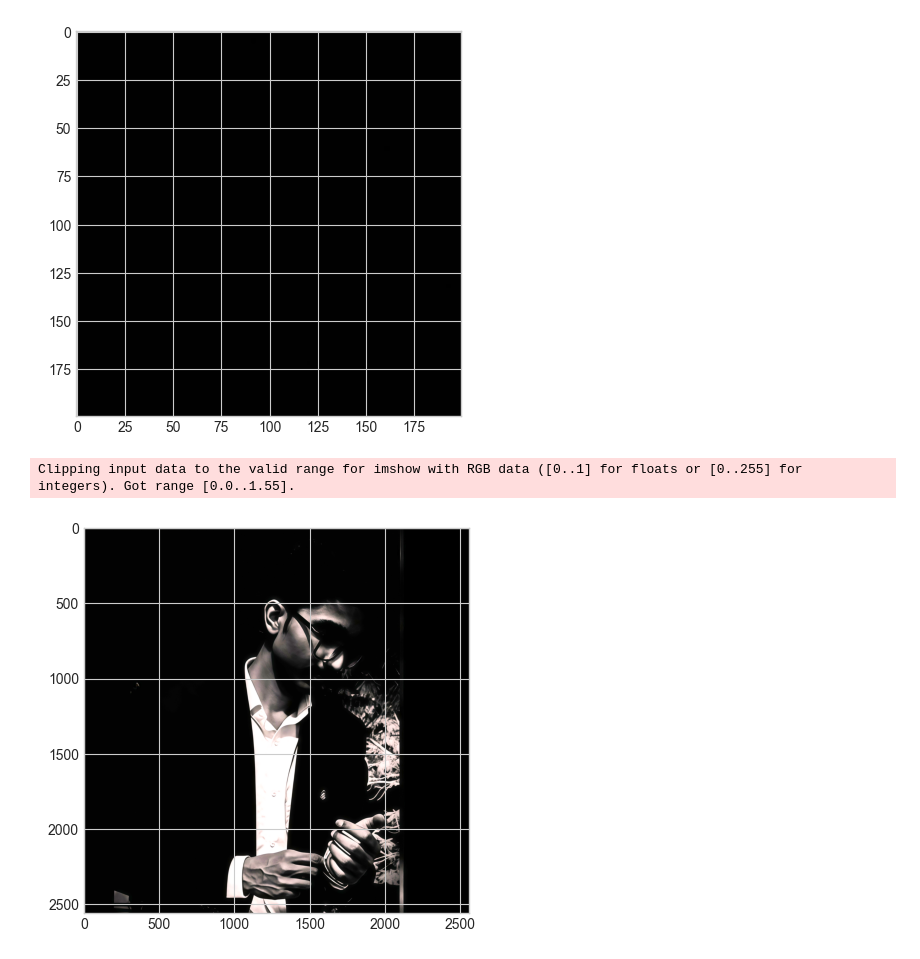
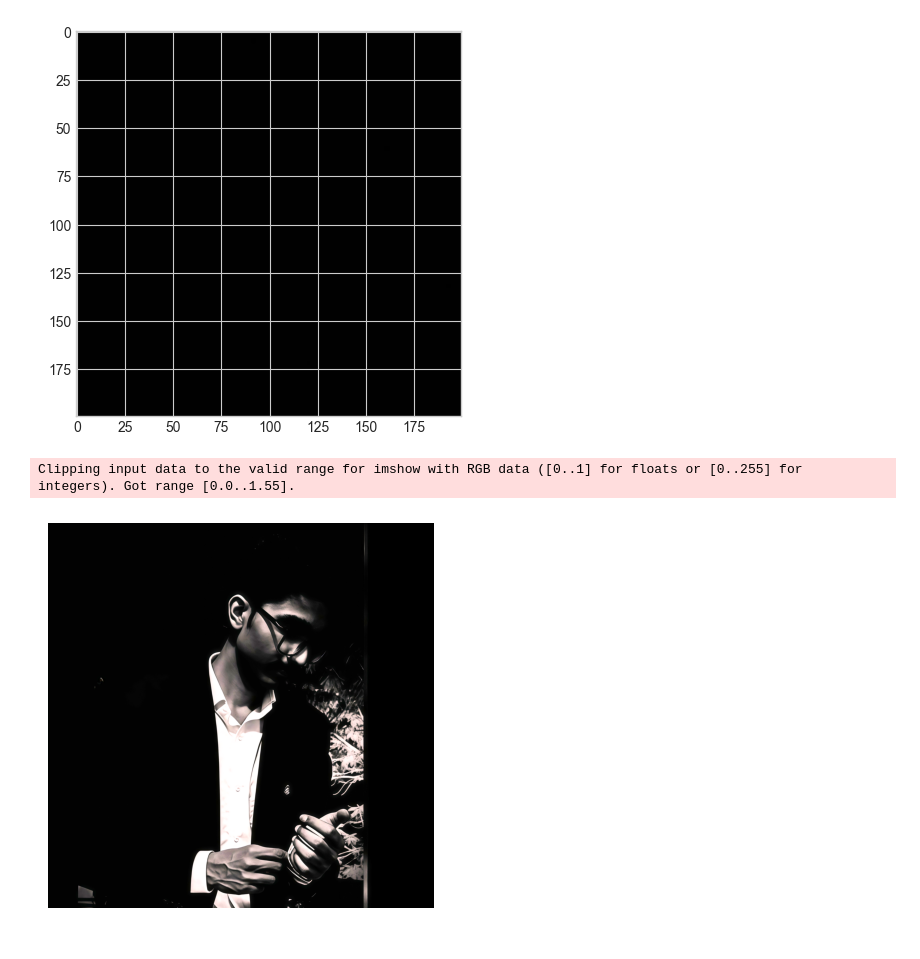
Before and after one commit to T-REX-C0DER/Data-Visualization-with-Python, a Jupyter notebook: Matplotlib.ipynb, the cells around one changed output. Saved outputs shown, nothing was run; the diff lists cells and outputs as text; code cells hidden in the pictures.

```diff
--- a/Matplotlib.ipynb
+++ b/Matplotlib.ipynb
@@ -198,7 +198,8 @@ plt.show()
 # %%
 # Changing the brightnes
 plt.imshow(img*0.01)
+plt.axis('off')
 plt.show()
 # %% [output]
 Clipping input data to the valid range for imshow with RGB data ([0..1] for floats or [0..255] for integers). Got range [0.0..1.55].
-[figure, old version]
+[figure, new version]
```
